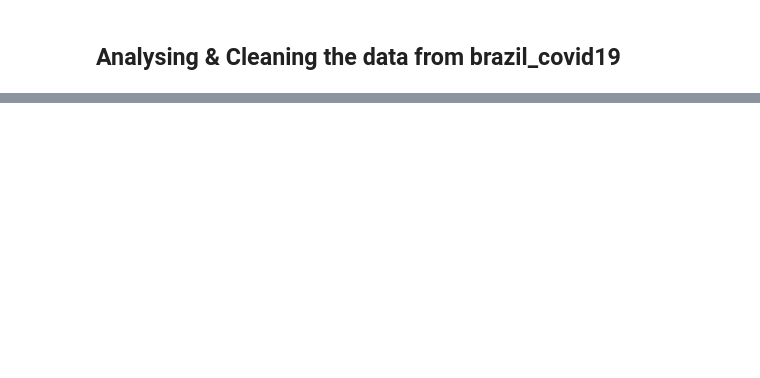
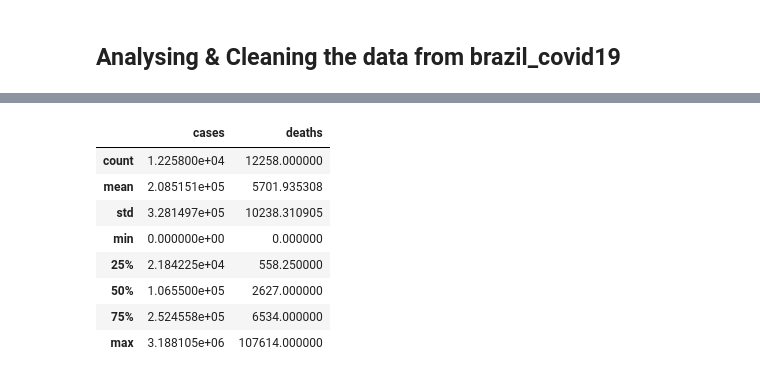
Before and after one commit to LuisFelipeTs/Data_Science_And_Analytics, a Jupyter notebook: Covid_Study(ML + SQL)/Data_Cleaning_&_analysing.ipynb, the cells around one changed output, grey strips where cells are left out. Drawn from its saved outputs; the diff is of its cells as text; code cells hidden in the pictures; blank space fills up the shorter version.

```diff
--- a/Covid_Study(ML + SQL)/Data_Cleaning_&_analysing.ipynb
+++ b/Covid_Study(ML + SQL)/Data_Cleaning_&_analysing.ipynb
@@ -65,0 +78,12 @@ Name: city_name, Length: 5299, dtype: int64
+# %%
+db_reg_coord.describe()
+# %% [output]
+|  | cases | deaths |
+| count | 1.225800e+04 | 12258.000000 |
+| mean | 2.085151e+05 | 5701.935308 |
+| std | 3.281497e+05 | 10238.310905 |
+| min | 0.000000e+00 | 0.000000 |
+| 25% | 2.184225e+04 | 558.250000 |
+| 50% | 1.065500e+05 | 2627.000000 |
+| 75% | 2.524558e+05 | 6534.000000 |
+| max | 3.188105e+06 | 107614.000000 |
```
Also changed, not shown: parts of 9 cells of this notebook.
